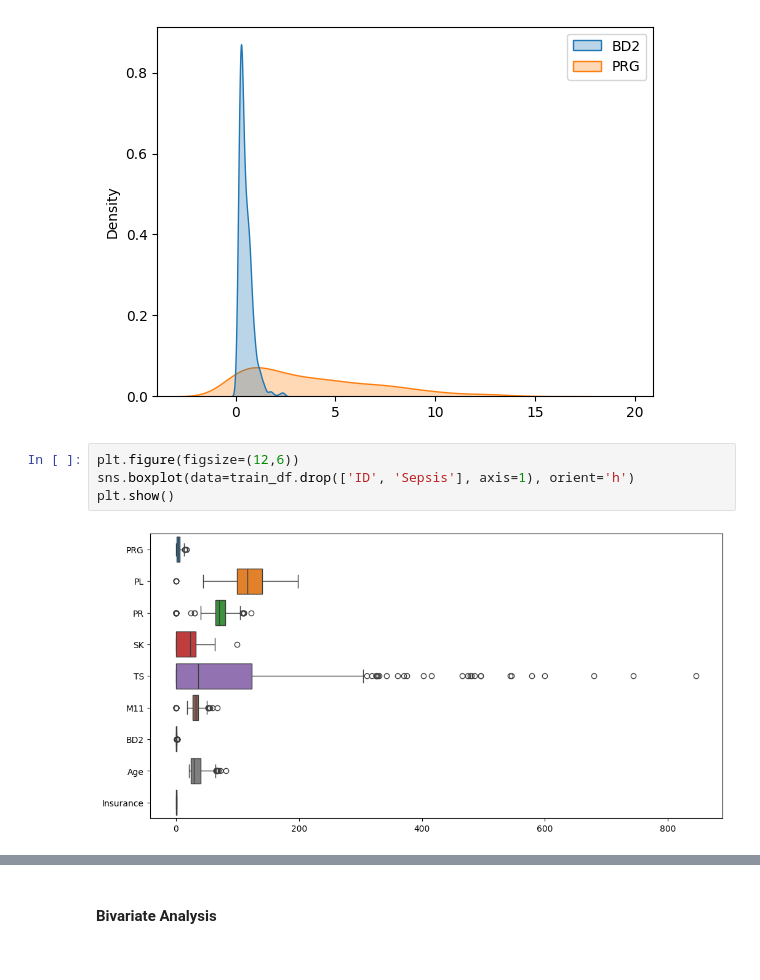
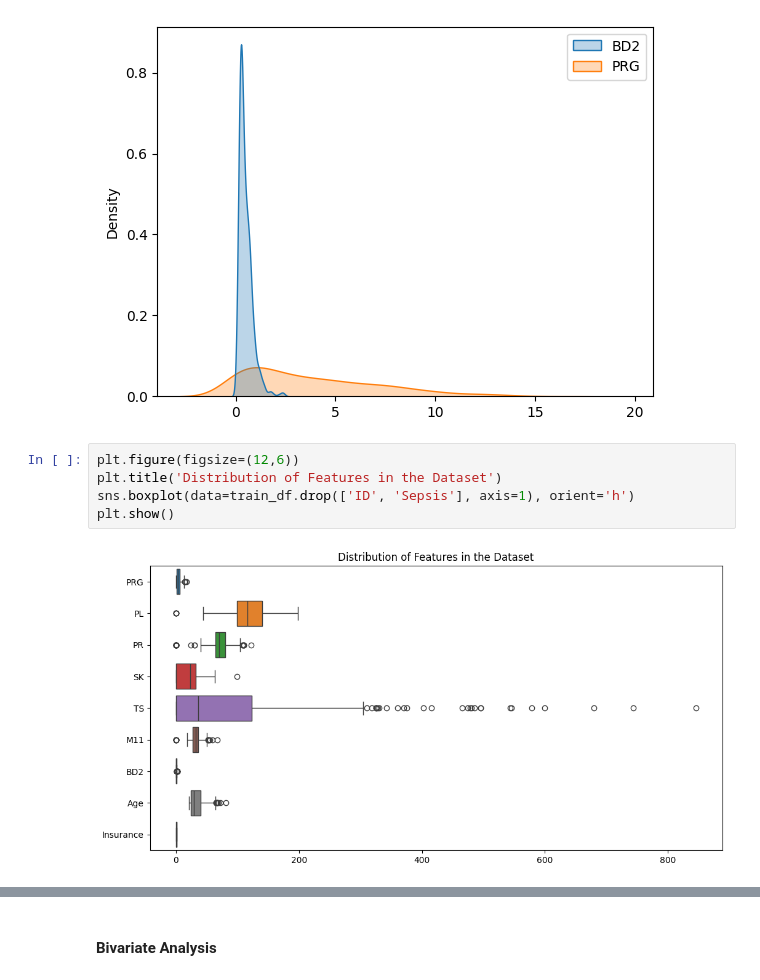
Before and after one commit to heldana30/Building_ML_APIs_With_FastAPI, a Jupyter notebook: Notebook/api.ipynb, the cells around one changed output, grey strips where cells are left out. Saved outputs shown, nothing was run; the diff lists cells and outputs as text.

```diff
--- a/Notebook/api.ipynb
+++ b/Notebook/api.ipynb
@@ -180,7 +231,8 @@ plt.show()
 [figure]
 # %%
 plt.figure(figsize=(12,6))
+plt.title('Distribution of Features in the Dataset')
 sns.boxplot(data=train_df.drop(['ID', 'Sepsis'], axis=1), orient='h')
 plt.show()
 # %% [output]
-[figure, old version]
+[figure, new version]
```
Also changed, not shown: parts of 33 cells of this notebook.
